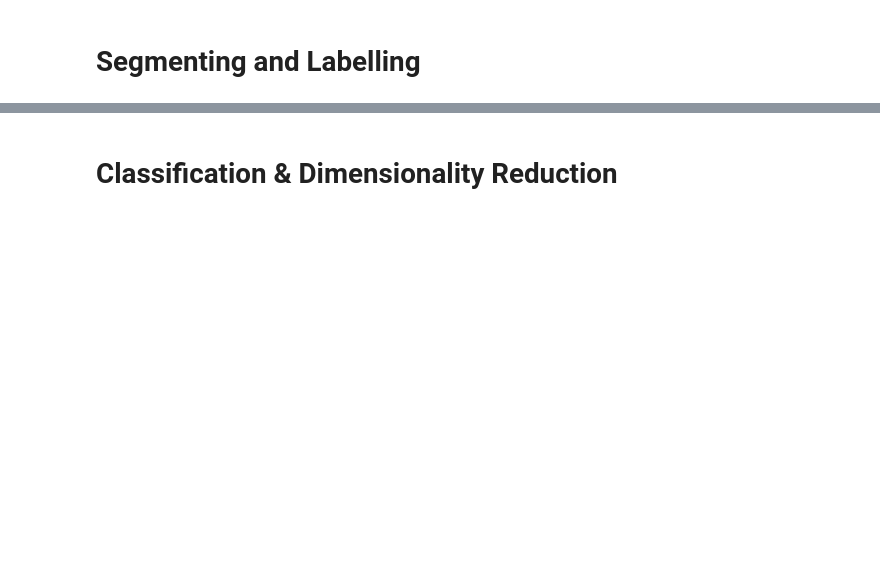
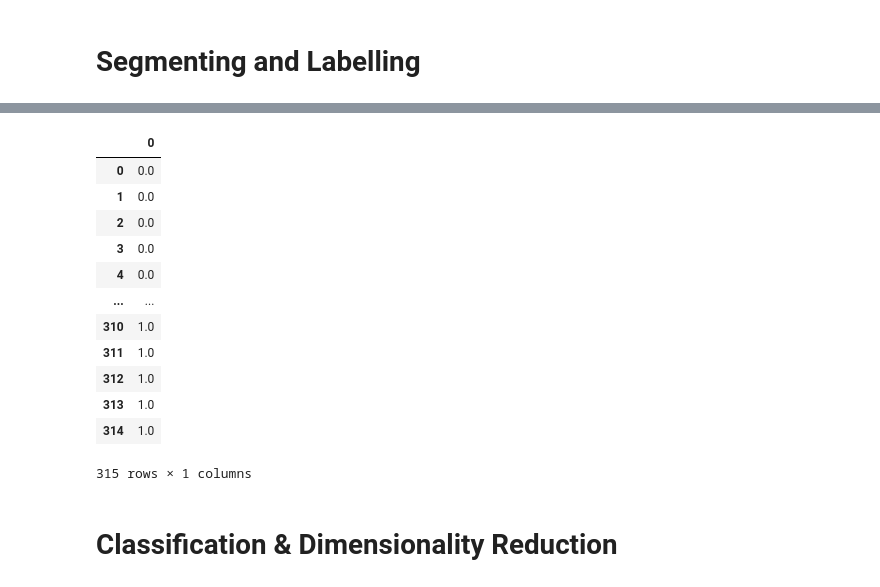
Before and after one commit to aghassel/Activity-Tracking-Project, a Jupyter notebook: features_classification.ipynb, the cells around one changed output, grey strips where cells are left out. Drawn from its saved outputs; the diff is of its cells as text; code cells hidden in the pictures; blank space fills up the shorter version.

```diff
--- a/features_classification.ipynb
+++ b/features_classification.ipynb
@@ -163,3 +193,19 @@ for segment in segmented_data:
+# %%
+pd.DataFrame(label_vector)
+# %% [output]
+|  | 0 |
+| 0 | 0.0 |
+| 1 | 0.0 |
+| 2 | 0.0 |
+| 3 | 0.0 |
+| 4 | 0.0 |
+| ... | ... |
+| 310 | 1.0 |
+| 311 | 1.0 |
+| 312 | 1.0 |
+| 313 | 1.0 |
+| 314 | 1.0 |
+315 rows × 1 columns
 # %% [markdown]
 # Classification & Dimensionality Reduction
 # %%
```
Also changed, not shown: parts of 8 cells of this notebook, 1 other file.
